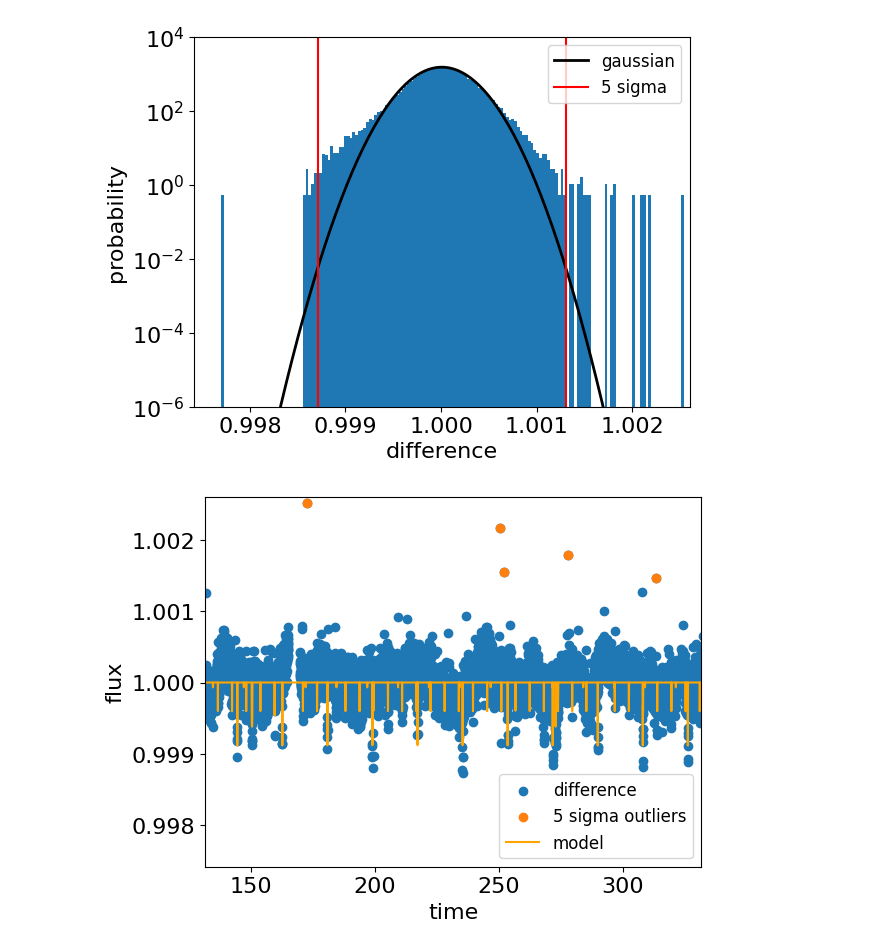
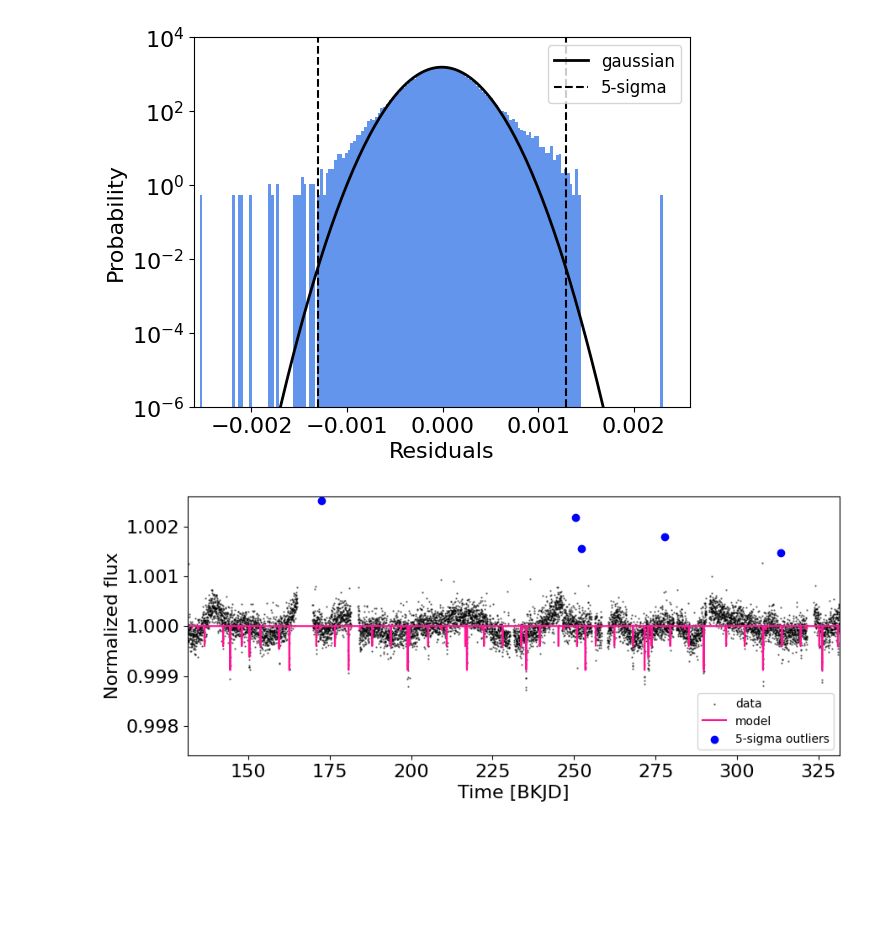
Before and after one commit to gsuissa/improving-exoplanet-radii, a Jupyter notebook: Kepler-62.ipynb, the cells around one changed output. Saved outputs shown, nothing was run; the diff lists cells and outputs as text; code cells hidden in the pictures; blank space fills up the shorter version.

```diff
--- a/Kepler-62.ipynb
+++ b/Kepler-62.ipynb
@@ -67,4 +197,4 @@ transit_windows = lc_final[transit_windows_mask]
 # %%
-plots.diagnostic_plots(lc, lc_final, transits, transit_windows, param_lists, model, difference, std_calculated, mean_tweaked, sigma=5, flags_nsigma=flags_5sigma)
+diagnostic_plots(lc, lc_final, transits, transit_windows, param_lists, model, difference, std_calculated, mean_tweaked, sigma=5, flags_nsigma=flags_5sigma)
 # %% [output]
 [figure]
@@ -72,3 +202,3 @@ plots.diagnostic_plots(lc, lc_final, transits, transit_windows, param_lists, mod
-[figure, old version]
+[figure, new version]
-[figure, old version]
+[figure, new version]
 [figure]
```
Also changed, not shown: parts of 38 cells of this notebook.
